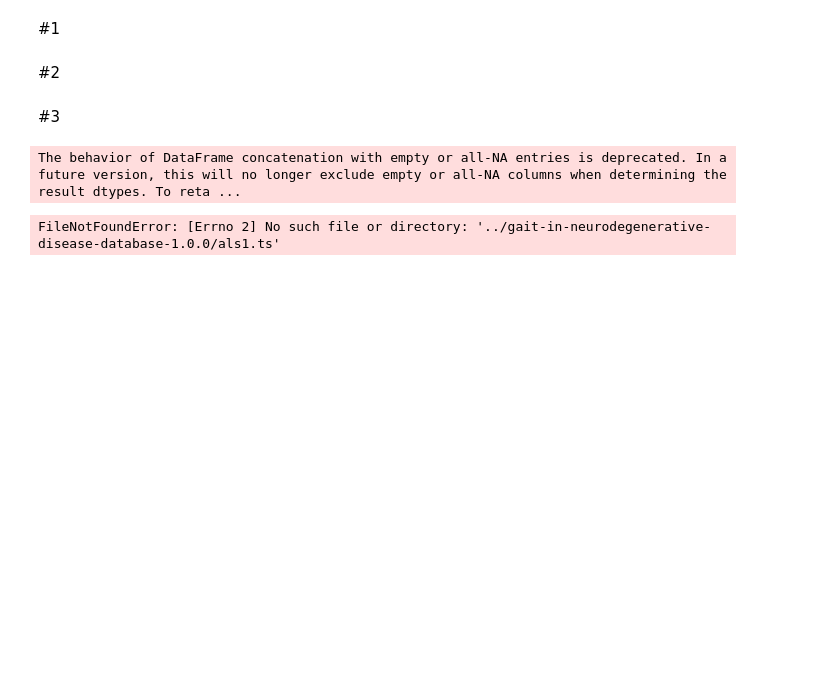
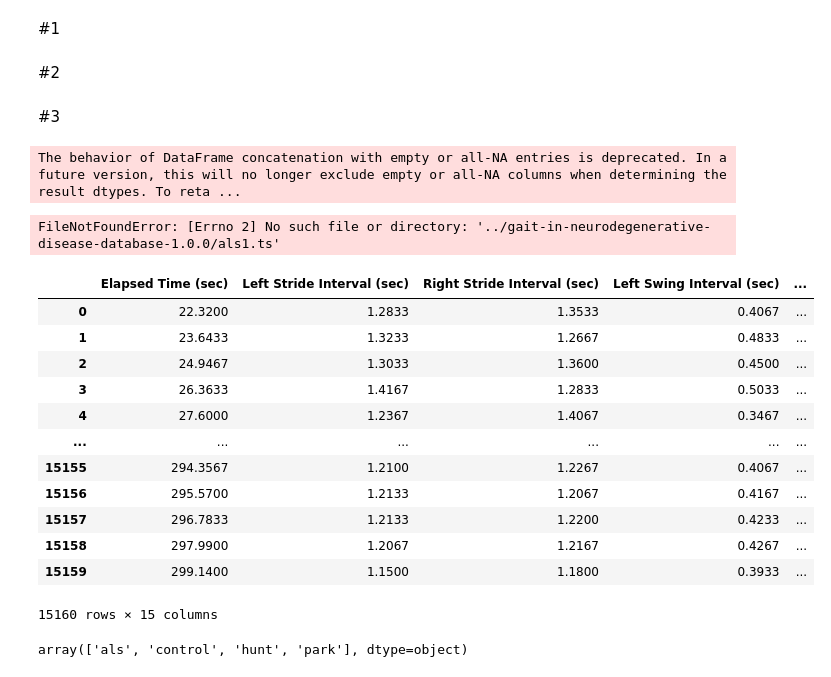
Before and after one commit to YihsuanKuo/DSC-106-Final-Project, a Jupyter notebook: playground/template.ipynb, the cells around one changed output. Saved outputs shown, nothing was run; the diff lists cells and outputs as text; code cells hidden in the pictures; blank space fills up the shorter version.

```diff
--- a/playground/template.ipynb
+++ b/playground/template.ipynb
@@ -165,3 +165,21 @@ ts = pd.read_csv('../gait-in-neurodegenerative-disease-database-1.0.0/als1.ts',
 ts
 # %% [output]
 FileNotFoundError: [Errno 2] No such file or directory: '../gait-in-neurodegenerative-disease-database-1.0.0/als1.ts'
+# %%
+df=pd.read_csv('so_many_gait.csv')
+# %%
+df
+# %% [output]
+|  | Elapsed Time (sec) | Left Stride Interval (sec) | Right Stride Interval (sec) | Left Swing Interval (sec) | ... |
+| 0 | 22.3200 | 1.2833 | 1.3533 | 0.4067 | ... |
+| 1 | 23.6433 | 1.3233 | 1.2667 | 0.4833 | ... |
+| 2 | 24.9467 | 1.3033 | 1.3600 | 0.4500 | ... |
+| 3 | 26.3633 | 1.4167 | 1.2833 | 0.5033 | ... |
+| 4 | 27.6000 | 1.2367 | 1.4067 | 0.3467 | ... |
+| ... | ... | ... | ... | ... | ... |
+| 15155 | 294.3567 | 1.2100 | 1.2267 | 0.4067 | ... |
+| 15156 | 295.5700 | 1.2133 | 1.2067 | 0.4167 | ... |
+| 15157 | 296.7833 | 1.2133 | 1.2200 | 0.4233 | ... |
+| 15158 | 297.9900 | 1.2067 | 1.2167 | 0.4267 | ... |
+| 15159 | 299.1400 | 1.1500 | 1.1800 | 0.3933 | ... |
+15160 rows × 15 columns
@@ -167,0 +194,4 @@ FileNotFoundError: [Errno 2] No such file or directory: '../gait-in-neurodegener
+# %%
+df['group'].unique()
+# %% [output]
+array(['als', 'control', 'hunt', 'park'], dtype=object)
```
Also changed, not shown: parts of 7 cells of this notebook, 22 other files.
